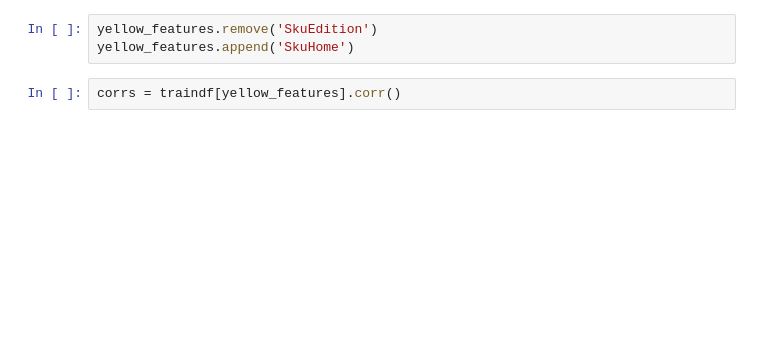
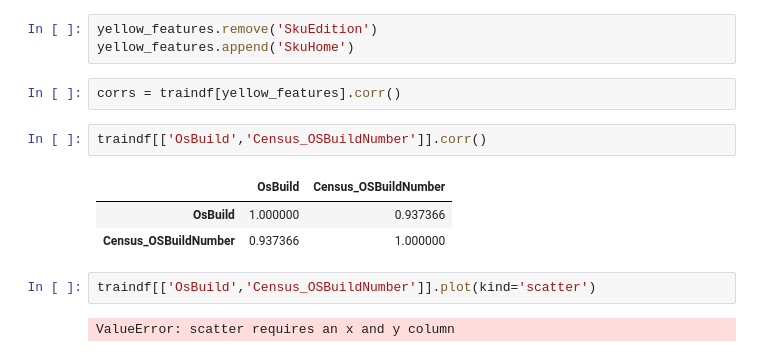
Before and after one commit to PrimRGB/RMicrosoftChallenge, a Jupyter notebook: src/Exploration.ipynb, the cells around one changed output. Drawn from its saved outputs; the diff is of its cells as text; blank space fills up the shorter version.

```diff
--- a/src/Exploration.ipynb
+++ b/src/Exploration.ipynb
@@ -158,3 +158,13 @@ yellow_features.remove('SkuEdition')
 yellow_features.append('SkuHome')
 # %%
 corrs = traindf[yellow_features].corr()
+# %%
+traindf[['OsBuild','Census_OSBuildNumber']].corr()
+# %% [output]
+|  | OsBuild | Census_OSBuildNumber |
+| OsBuild | 1.000000 | 0.937366 |
+| Census_OSBuildNumber | 0.937366 | 1.000000 |
+# %%
+traindf[['OsBuild','Census_OSBuildNumber']].plot(kind='scatter')
+# %% [output]
+ValueError: scatter requires an x and y column
```
Also changed, not shown: parts of 6 cells of this notebook, 1 other file.
